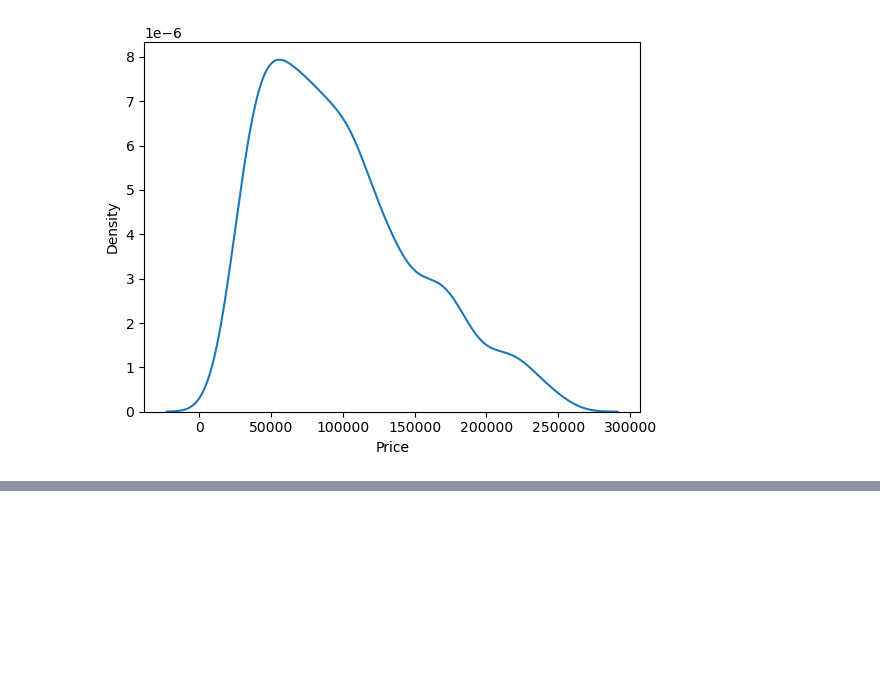
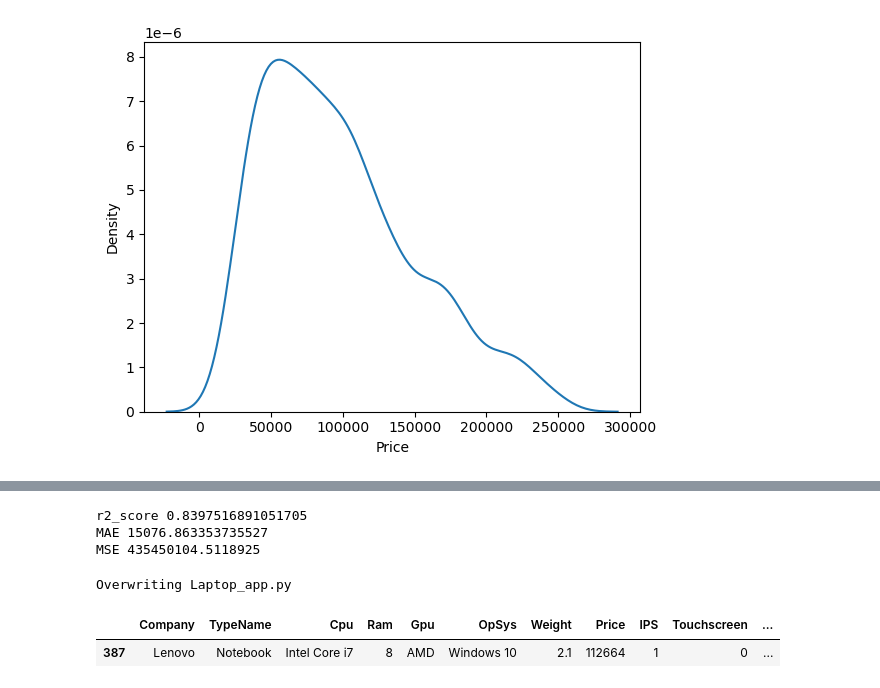
Before and after one commit to iambld04/Python_Codes, a Jupyter notebook: Classification_Laptop/Laptop_Price_Prediction.ipynb, the cells around one changed output, grey strips where cells are left out. Saved outputs shown, nothing was run; the diff lists cells and outputs as text; code cells hidden in the pictures; blank space fills up the shorter version.

```diff
--- a/Classification_Laptop/Laptop_Price_Prediction.ipynb
+++ b/Classification_Laptop/Laptop_Price_Prediction.ipynb
@@ -1214,0 +1285,8 @@ sns.kdeplot(df_data['Price'])
+# %%
+print("r2_score",r2_score(y_test,y_pred))
+print("MAE",mean_absolute_error(y_test,y_pred))
+print("MSE",mean_squared_error(y_test,y_pred))
+# %% [output]
+r2_score 0.8397516891051705
+MAE 15076.863353735527
+MSE 435450104.5118925
@@ -1214,0 +1299,46 @@ sns.kdeplot(df_data['Price'])
+# %%
+%%writefile Laptop_app.py
+import streamlit as st
+import numpy as np
+import pickle
+
+pipe = pickle.load(open('pipe.pkl','rb'))
+df = pickle.load(open('df.pkl','rb'))
+
+st.title('Laptop Price Prediction')
+
+company = st.selectbox("Select the brand name",df['Company'].unique(),index=4)
+typename = st.selectbox("Select the type of the laptop",df['TypeName'].unique(),index=1)
+cpu = st.selectbox("Select the cpu",df['Cpu'].unique(),index=2)
+ram = st.radio("Select the ram",[4,8,12,16,24,32,64,128],index=0,horizontal=True)
+gpu = st.radio("Select the graphics card",df['Gpu'].unique(),horizontal=True)
+os = st.radio("Select the operating system",df['OpSys'].unique(),horizontal=True)
+weight = st.slider("Select the weight",min_value=0.7,max_value=5.0,value=2.0,step=0.1)
+ips = st.radio("Do you want the IPS display or not",['Yes',"No"],index=1,horizontal=True)
+touchscreen = st.radio("Do you want the touchscreen or not",['Yes',"No"],index=1,horizontal=True)
+ssd = st.selectbox("Select the amount of SSD storage for the laptop ",[128,256,512,1024,2048],index=2)
+screen_size = st.slider("Select the size of the screen(Measured Diagonally)",min_value=10.0,max_value=18.4,value=15.6,step=0.1)
+screen_res = st.selectbox("Enter the screen resolution",['2560x1600','1440x900','1920x1080','2880x1800','1366x768','2304x1440','3200x1800','1920x1200','2256x1504','3840x2160','2160x1440','2560x1440','1600x900','2736x1824','2400x1600'])
+
+if st.button("PREDICT"):
+    if ips=='Yes':
+        ips=1
+    else:
+        ips=0
+    if touchscreen=='No':
+        touchscreen = 1
+    else:
+        touchscreen = 0
+    X_res = int(screen_res.split('x')[0])
+    Y_res = int(screen_res.split('x')[1])
+    ppi = ((X_res**2) + (Y_res**2)**0.5)/screen_size
+    query = np.array([[company,typename,cpu,ram,gpu,os,weight,ips,touchscreen,ssd,ppi]])
+    op = pipe.predict(query)
+    st.subheader(f"The predicted price for the {company} laptop is {round(op[0],-2)}.")
+# %% [output]
+Overwriting Laptop_app.py
+# %%
+df_data.sample()
+# %% [output]
+|  | Company | TypeName | Cpu | Ram | Gpu | OpSys | Weight | Price | IPS | Touchscreen | ... |
+| 387 | Lenovo | Notebook | Intel Core i7 | 8 | AMD | Windows 10 | 2.1 | 112664 | 1 | 0 | ... |
```
Also changed, not shown: parts of 33 cells of this notebook, 5 other files.
